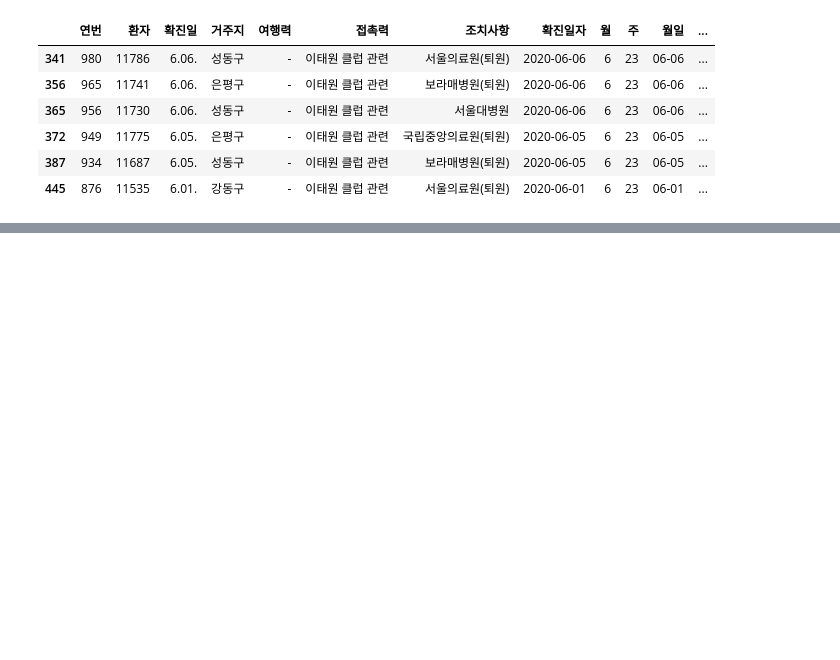
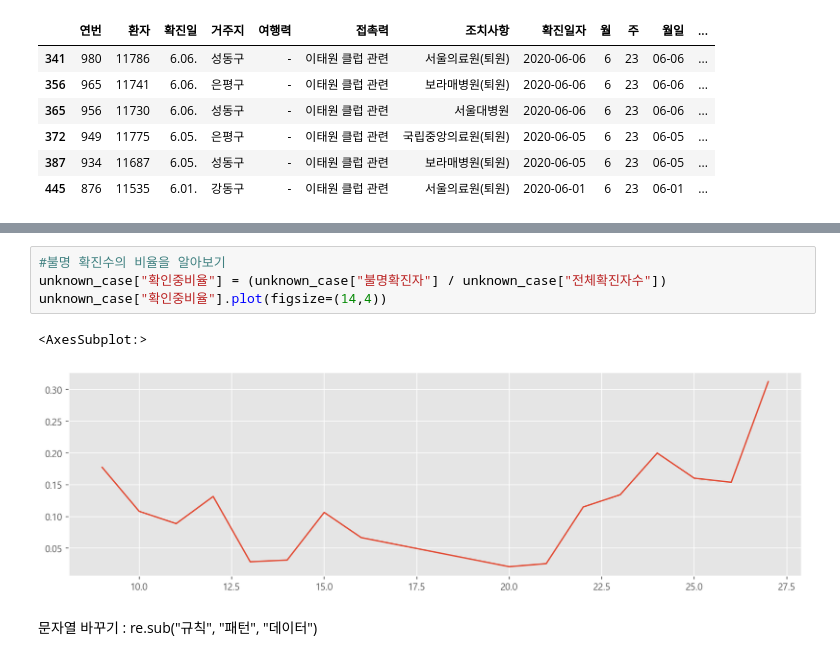
Before and after one commit to hdonghun/Python_analysis-visualization, a Jupyter notebook: 서울시 코로나19 발생현황 분석하기.ipynb, the cells around one changed output, grey strips where cells are left out. Saved outputs shown, nothing was run; the diff lists cells and outputs as text; blank space fills up the shorter version.

```diff
--- a/서울시 코로나19 발생현황 분석하기.ipynb
+++ b/서울시 코로나19 발생현황 분석하기.ipynb
@@ -863,0 +948,9 @@ df[df["접촉력"].str.contains("이태원") & (df["월"]==6)] #특정장소에
+# %%
+#불명 확진수의 비율을 알아보기
+unknown_case["확인중비율"] = (unknown_case["불명확진자"] / unknown_case["전체확진자수"])
+unknown_case["확인중비율"].plot(figsize=(14,4))
+# %% [output]
+<AxesSubplot:>
+[figure, added]
+# %% [markdown]
+문자열 바꾸기 : re.sub("규칙", "패턴", "데이터")
```
Also changed, not shown: parts of 74 cells of this notebook.
